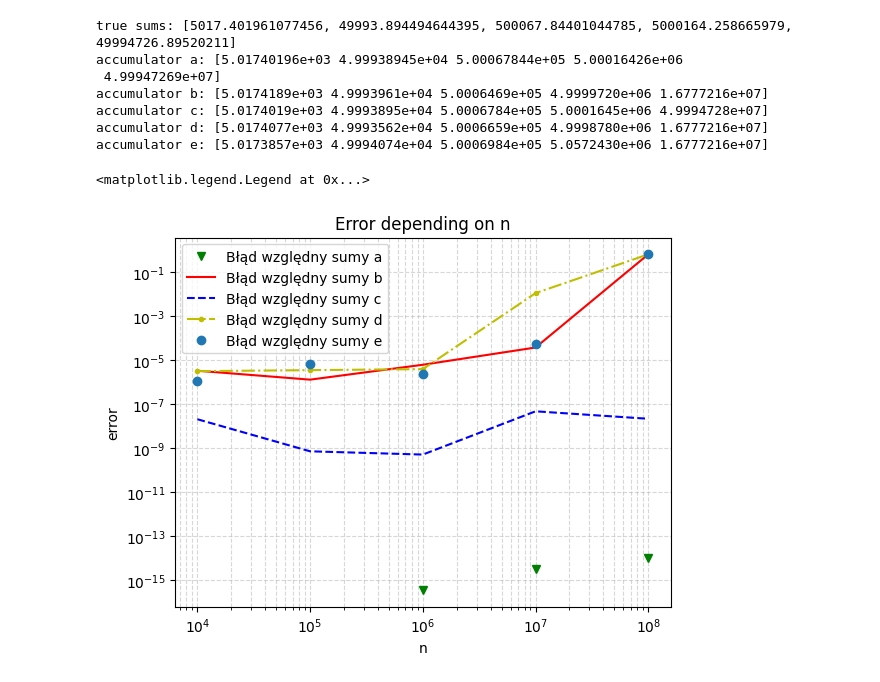
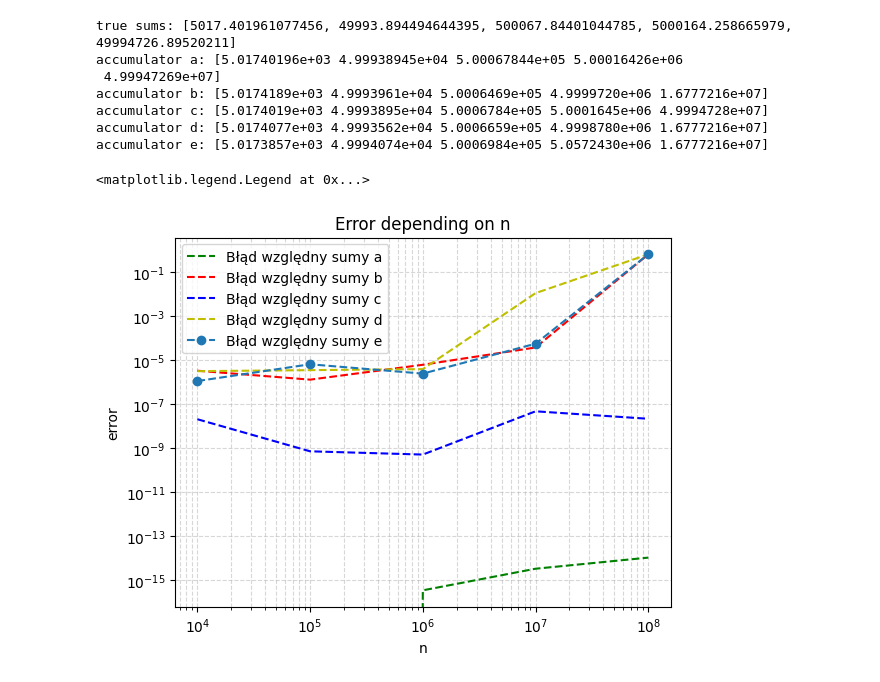
Before and after one commit to Szymbuk/MOWNIT, a Jupyter notebook: lab1/zad4.ipynb, the cells around one changed output. Drawn from its saved outputs; the diff is of its cells as text; code cells hidden in the pictures.

Commit message:
Changed graph visualization

```diff
--- a/lab1/zad4.ipynb
+++ b/lab1/zad4.ipynb
@@ -82,16 +82,16 @@ accumulator c: [5.0174019e+03 4.9993895e+04 5.0006784e+05 5.0001645e+06 4.999472
 accumulator d: [5.0174077e+03 4.9993562e+04 5.0006659e+05 4.9998780e+06 1.6777216e+07]
 accumulator e: [5.0173857e+03 4.9994074e+04 5.0006984e+05 5.0572430e+06 1.6777216e+07]
 # %%
-plt.loglog(n_array, abs(accumulators_array_a-true_sums)/true_sums, 'gv', label='Błąd względny sumy a')
-plt.loglog(n_array, abs(accumulators_array_b-true_sums)/true_sums, 'r', label='Błąd względny sumy b')
+plt.loglog(n_array, abs(accumulators_array_a-true_sums)/true_sums, 'g--', label='Błąd względny sumy a')
+plt.loglog(n_array, abs(accumulators_array_b-true_sums)/true_sums, 'r--', label='Błąd względny sumy b')
 plt.loglog(n_array, abs(accumulators_array_c-true_sums)/true_sums, 'b--', label='Błąd względny sumy c')
-plt.loglog(n_array, abs(accumulators_array_d-true_sums)/true_sums, 'y.-.', label='Błąd względny sumy d')
-plt.loglog(n_array, abs(accumulators_array_e-true_sums)/(true_sums), 'o', label='Błąd względny sumy e')
+plt.loglog(n_array, abs(accumulators_array_d-true_sums)/true_sums, 'y--', label='Błąd względny sumy d')
+plt.loglog(n_array, abs(accumulators_array_e-true_sums)/(true_sums), 'o--', label='Błąd względny sumy e')
 plt.title("Error depending on n")
 plt.xlabel("n")
 plt.ylabel("error")
 plt.grid(True, which="both", ls="--", alpha=0.5)
 plt.legend()
 # %% [output]
 <matplotlib.legend.Legend at 0x...>
-[figure, old version]
+[figure, new version]
```
